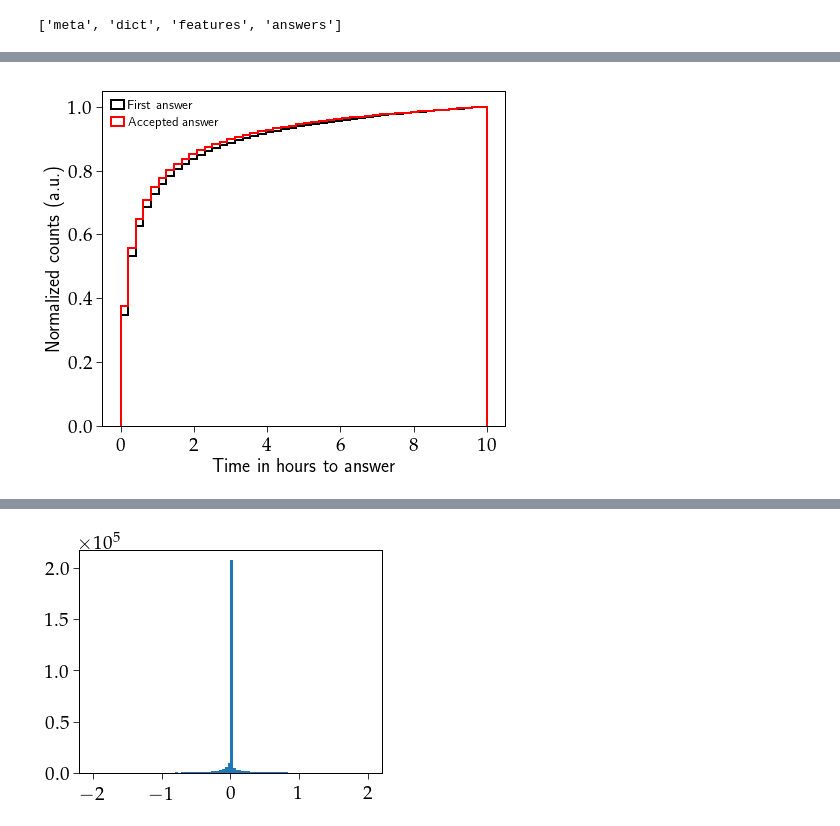
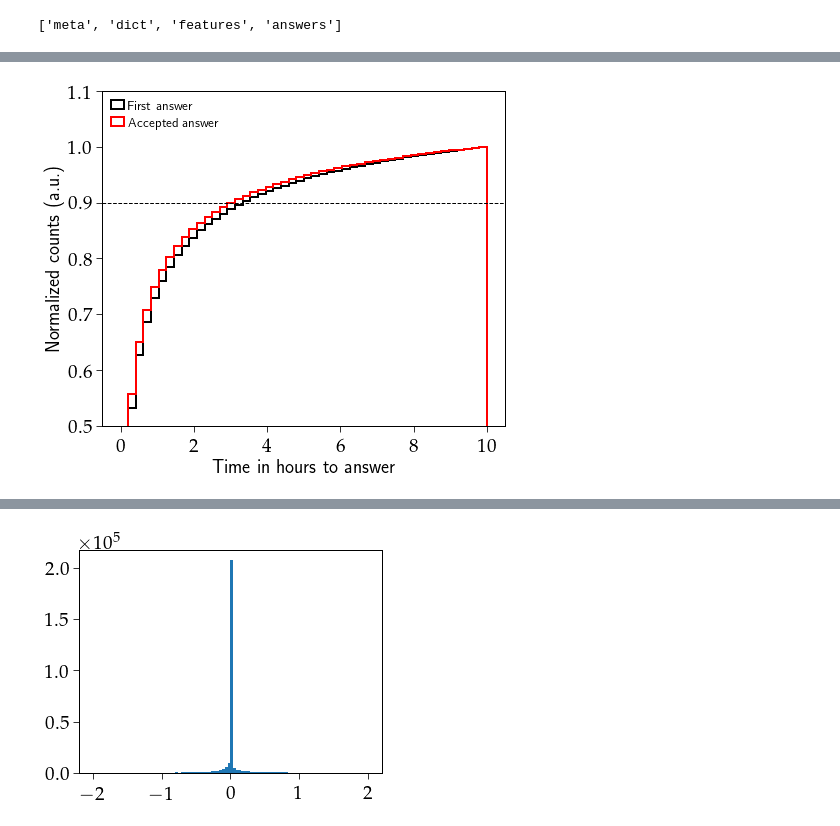
Before and after one commit to AkagiShigeru/incubator-overflow, a Jupyter notebook: stackoverflow-answer.ipynb, the cells around one changed output, grey strips where cells are left out. Cells and saved outputs as stored; diff of their text form; code cells hidden in the pictures.

```diff
--- a/stackoverflow-answer.ipynb
+++ b/stackoverflow-answer.ipynb
@@ -42,13 +56,15 @@ plt.savefig("./plots/dthist_first_accepted_normed.pdf")
 # %%
 plt.figure(figsize=(8, 6))
 plt.xlabel(r"Time in hours to answer")
 plt.ylabel(r"Normalized counts (a.u.)")
 plt.hist(qs.dt_answer_hour, range=[0, 10], bins=48, cumulative=True,
          histtype="step", lw=2, color="k", label="First answer", normed=True, log=False);
 plt.hist(qs.dt_accanswer_hour, range=[0, 10], bins=48, cumulative=True,
         histtype="step", lw=2, color="r", label="Accepted answer", normed=True, log=False);
 # plt.semilogy(nonposy="clip")
+plt.axhline(0.9, lw=1, ls="--", color="black")
+plt.ylim(0.5, 1.05)
 plt.legend(loc="upper left")
 plt.savefig("./plots/dthist_first_accepted_normed_cum.pdf")
 # %% [output]
-[figure, old version]
+[figure, new version]
```
Also changed, not shown: parts of 22 cells of this notebook, 1 other file.
